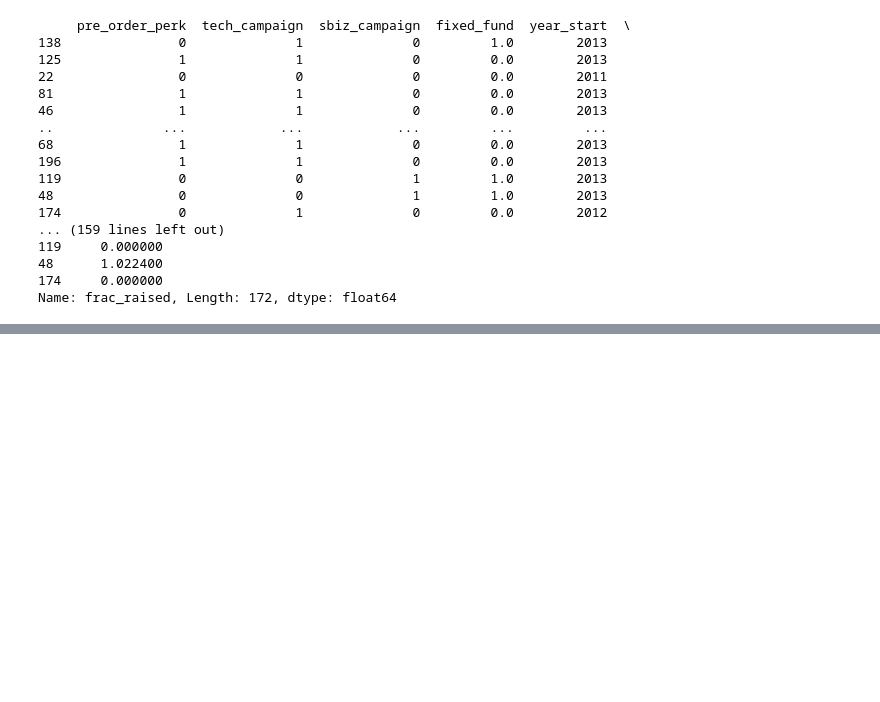
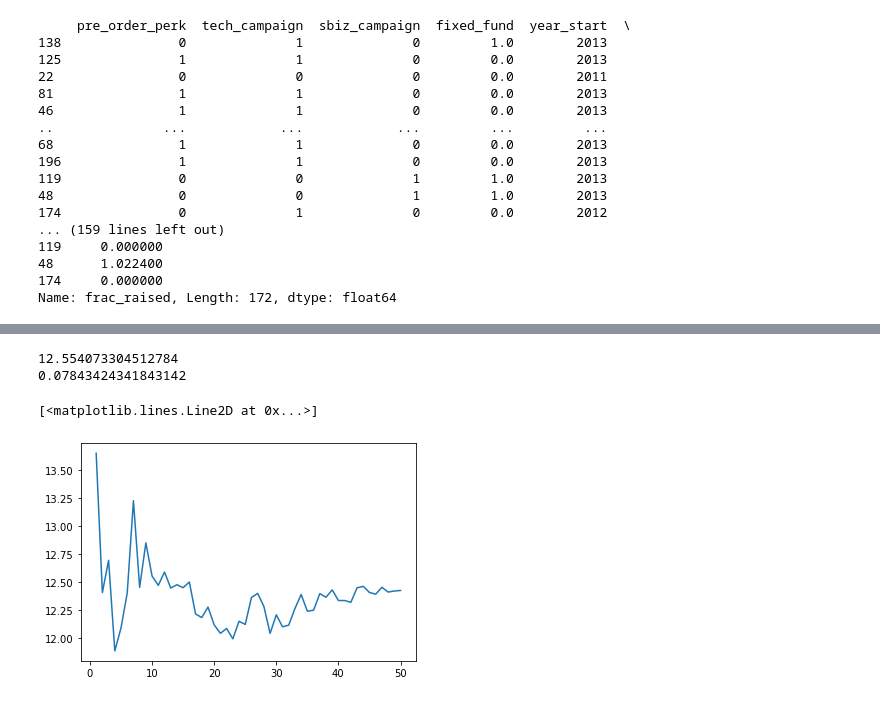
Before and after one commit to justintwoo/Mini-Project-1, a Jupyter notebook: mini_project_2.ipynb, the cells around one changed output, grey strips where cells are left out. Saved outputs shown, nothing was run; the diff lists cells and outputs as text; code cells hidden in the pictures; blank space fills up the shorter version.

```diff
--- a/mini_project_2.ipynb
+++ b/mini_project_2.ipynb
@@ -254,0 +272,22 @@ TypeError: '<' not supported between instances of 'list' and 'int'
+# %%
+from sklearn.preprocessing import StandardScaler
+from sklearn.pipeline import make_pipeline
+
+classifier_pipeline = make_pipeline(StandardScaler(), KNeighborsRegressor(n_neighbors=10))
+y_pred = cross_val_predict(classifier_pipeline, features, target, cv=5)
+
+print(mean_squared_error(target,y_pred))
+print(r2_score(target,y_pred))
+
+error = []
+for k in range(1,51):
+    classifier_pipeline = make_pipeline(StandardScaler(), KNeighborsRegressor(n_neighbors=k))
+    y_pred = cross_val_predict(classifier_pipeline, features, target, cv=5)
+    error.append(mean_squared_error(target,y_pred))
+
+plt.plot(range(1,51),error)
+# %% [output]
+12.554073304512784
+0.07843424341843142
+[<matplotlib.lines.Line2D at 0x...>]
+[figure, added]
```
Also changed, not shown: parts of 4 cells of this notebook.
